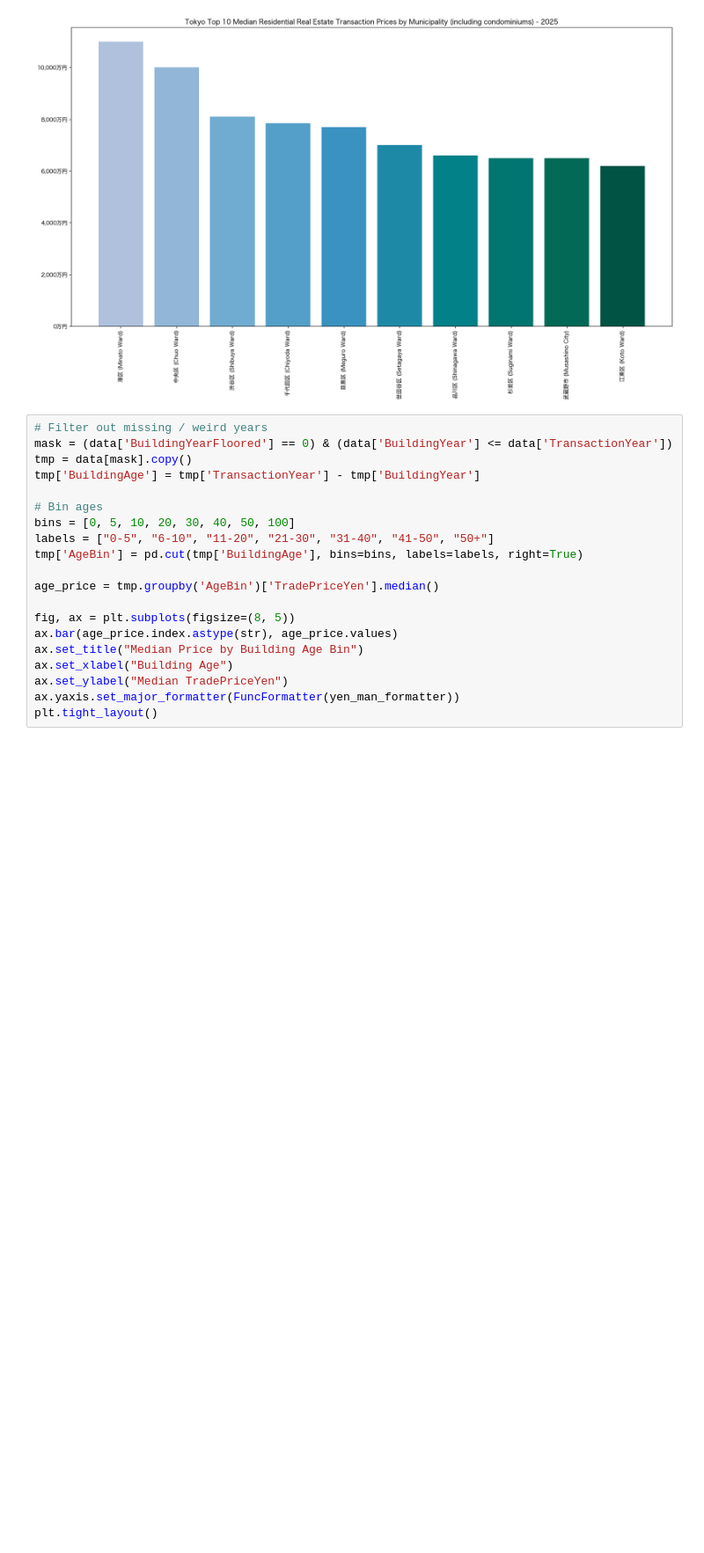
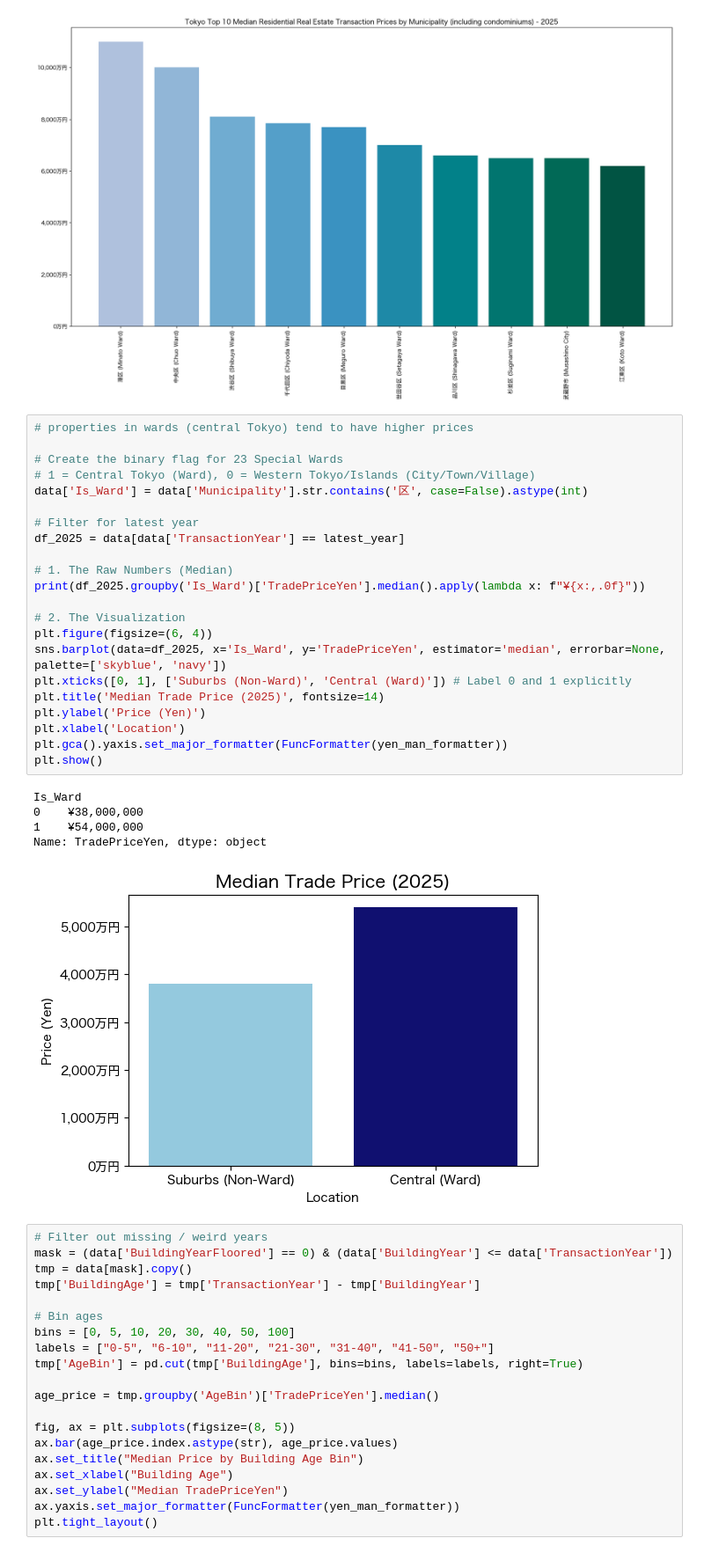
Before and after one commit to pablosumi/tokyo-real-estate-smart-advisor, a Jupyter notebook: notebooks/EDA.ipynb, the cells around one changed output. Shown at 88% size. Cells and saved outputs as stored; diff of their text form; blank space fills up the shorter version.

Commit message:
added bar plot for wards vs non-wards median prices

```diff
--- a/notebooks/EDA.ipynb
+++ b/notebooks/EDA.ipynb
@@ -373,6 +372,34 @@ Municipality
 江東区 (Koto Ward)          6200
 Name: TradePriceYen, dtype: int64
 [figure]
+# %%
+# properties in wards (central Tokyo) tend to have higher prices
+
+# Create the binary flag for 23 Special Wards
+# 1 = Central Tokyo (Ward), 0 = Western Tokyo/Islands (City/Town/Village)
+data['Is_Ward'] = data['Municipality'].str.contains('区', case=False).astype(int)
+
+# Filter for latest year
+df_2025 = data[data['TransactionYear'] == latest_year]
+
+# 1. The Raw Numbers (Median)
+print(df_2025.groupby('Is_Ward')['TradePriceYen'].median().apply(lambda x: f"¥{x:,.0f}"))
+
+# 2. The Visualization
+plt.figure(figsize=(6, 4))
+sns.barplot(data=df_2025, x='Is_Ward', y='TradePriceYen', estimator='median', errorbar=None, palette=['skyblue', 'navy'])
+plt.xticks([0, 1], ['Suburbs (Non-Ward)', 'Central (Ward)']) # Label 0 and 1 explicitly
+plt.title('Median Trade Price (2025)', fontsize=14)
+plt.ylabel('Price (Yen)')
+plt.xlabel('Location')
+plt.gca().yaxis.set_major_formatter(FuncFormatter(yen_man_formatter))
+plt.show()
+# %% [output]
+Is_Ward
+0    ¥38,000,000
+1    ¥54,000,000
+Name: TradePriceYen, dtype: object
+[figure, added]
 # %%
 # Filter out missing / weird years
 mask = (data['BuildingYearFloored'] == 0) & (data['BuildingYear'] <= data['TransactionYear'])
```
Also changed, not shown: parts of 7 cells of this notebook.
